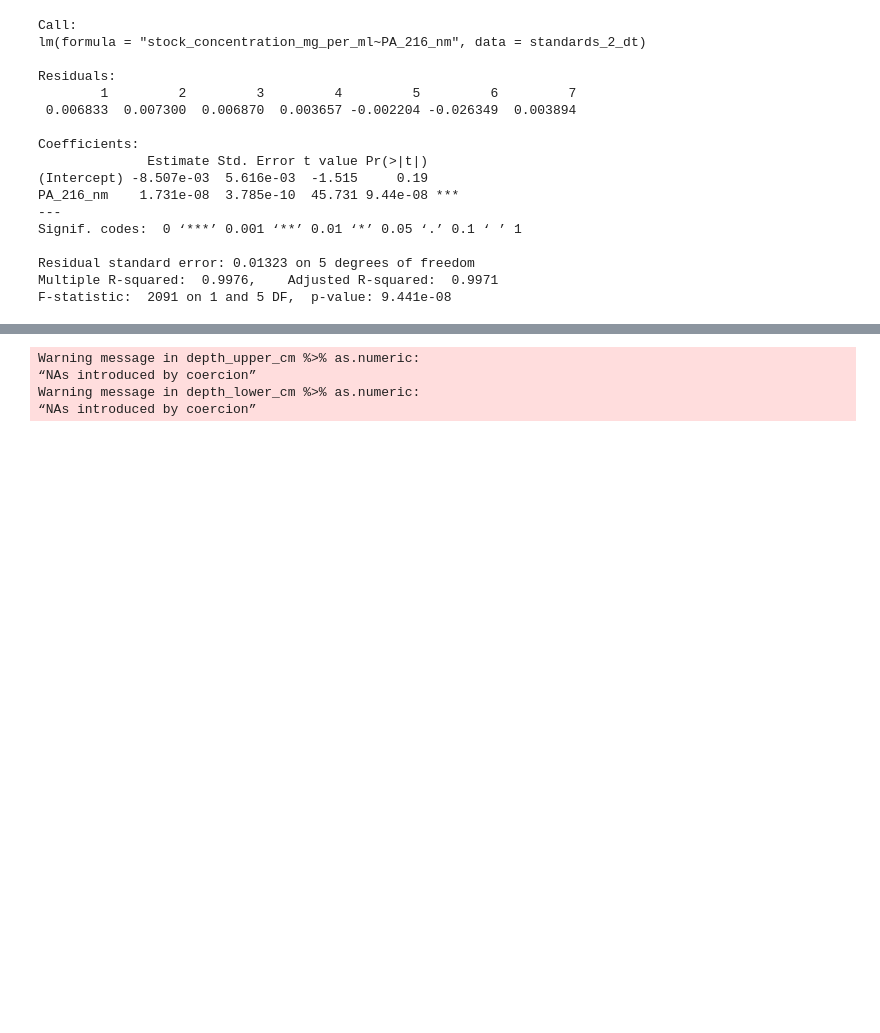
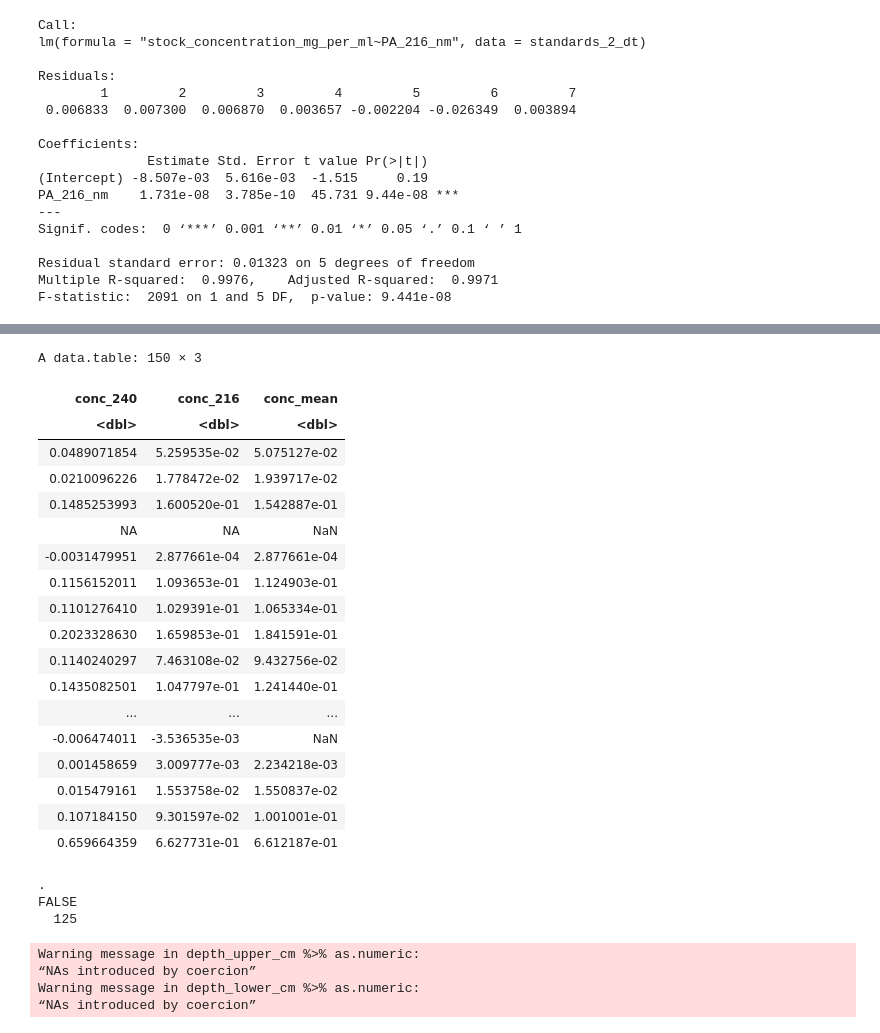
Before and after one commit to hayleypc/BPCA_HFF, a Jupyter notebook: 2024_BPCA_munging.ipynb, the cells around one changed output, grey strips where cells are left out. Drawn from its saved outputs; the diff is of its cells as text; code cells hidden in the pictures; blank space fills up the shorter version.

```diff
--- a/2024_BPCA_munging.ipynb
+++ b/2024_BPCA_munging.ipynb
@@ -185,4 +185,26 @@ Warning message:
 [figure]
+# %%
+bpca_dt[,.(conc_240,conc_216,conc_mean)]
+# %% [output]
+A data.table: 150 × 3
+| conc_240 | conc_216 | conc_mean |
+| <dbl> | <dbl> | <dbl> |
+| 0.0489071854 | 5.259535e-02 | 5.075127e-02 |
+| 0.0210096226 | 1.778472e-02 | 1.939717e-02 |
+| 0.1485253993 | 1.600520e-01 | 1.542887e-01 |
+| NA | NA | NaN |
+| -0.0031479951 | 2.877661e-04 | 2.877661e-04 |
+| 0.1156152011 | 1.093653e-01 | 1.124903e-01 |
+| 0.1101276410 | 1.029391e-01 | 1.065334e-01 |
+| 0.2023328630 | 1.659853e-01 | 1.841591e-01 |
+| 0.1140240297 | 7.463108e-02 | 9.432756e-02 |
+| 0.1435082501 | 1.047797e-01 | 1.241440e-01 |
+| ... | ... | ... |
+| -0.006474011 | -3.536535e-03 | NaN |
+| 0.001458659 | 3.009777e-03 | 2.234218e-03 |
+| 0.015479161 | 1.553758e-02 | 1.550837e-02 |
+| 0.107184150 | 9.301597e-02 | 1.001001e-01 |
+| 0.659664359 | 6.627731e-01 | 6.612187e-01 |
 # %%
 bpca_dt[,Depth := paste0(Depth_upper,'-',Depth_lower) %>%  factor(levels= c('0-5','5-10','10-20','10-30','20-30','blank'))]
 
@@ -192,3 +212,9 @@ bpca_dt[,conc_mean:= mean(c(conc_240,conc_216),na.rm=T),by=1:nrow(bpca_dt)]
+# %%
+(bpca_dt[!(Treatment %in% c('blank','standard'))]$conc_mean == 0) %>% table
+# %% [output]
+.
+FALSE
+  125
 # %%
 LF_stoic_dt <- data_list[["Frac BPCA"]]
 LF_stoic_dt[,Depth := paste0(depth_upper_cm %>% as.numeric,'-',depth_lower_cm %>% as.numeric) %>%  factor(levels= c('0-5','5-10','10-20','10-30','20-30','blank'))]
```
Also changed, not shown: parts of 30 cells of this notebook.
